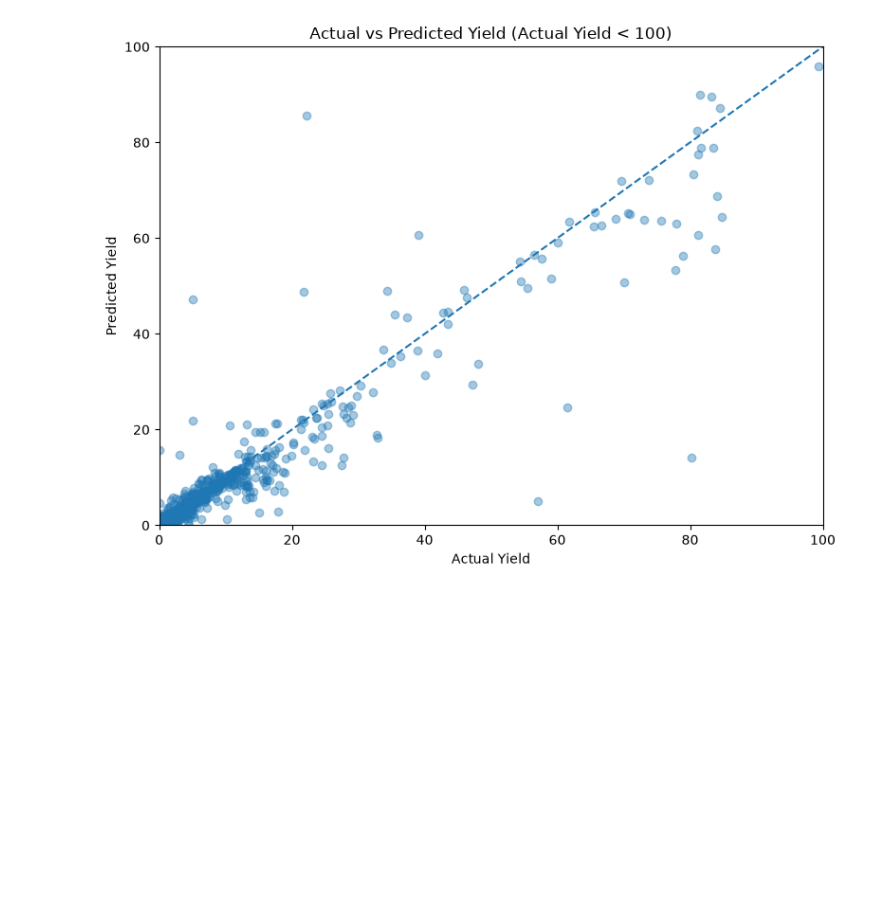
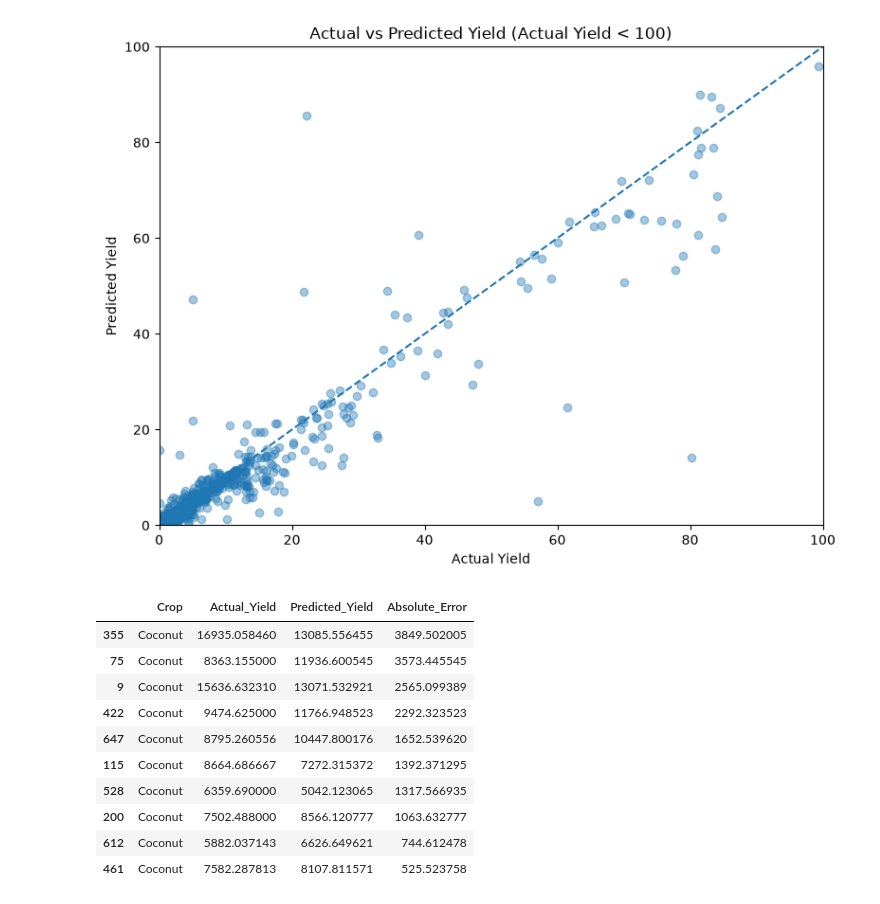
Before and after one commit to rohan24may/Crop-Yield-Analysis, a Jupyter notebook: notebooks/04_model_improvement.ipynb, the cells around one changed output. Saved outputs shown, nothing was run; the diff lists cells and outputs as text; code cells hidden in the pictures; blank space fills up the shorter version.

```diff
--- a/notebooks/04_model_improvement.ipynb
+++ b/notebooks/04_model_improvement.ipynb
@@ -593,3 +593,20 @@ plt.tight_layout()
 plt.show()
 # %% [output]
 [figure]
+# %%
+error_df.sort_values(
+    "Absolute_Error",
+    ascending=False
+).head(10)
+# %% [output]
+|  | Crop | Actual_Yield | Predicted_Yield | Absolute_Error |
+| 355 | Coconut | 16935.058460 | 13085.556455 | 3849.502005 |
+| 75 | Coconut | 8363.155000 | 11936.600545 | 3573.445545 |
+| 9 | Coconut | 15636.632310 | 13071.532921 | 2565.099389 |
+| 422 | Coconut | 9474.625000 | 11766.948523 | 2292.323523 |
+| 647 | Coconut | 8795.260556 | 10447.800176 | 1652.539620 |
+| 115 | Coconut | 8664.686667 | 7272.315372 | 1392.371295 |
+| 528 | Coconut | 6359.690000 | 5042.123065 | 1317.566935 |
+| 200 | Coconut | 7502.488000 | 8566.120777 | 1063.632777 |
+| 612 | Coconut | 5882.037143 | 6626.649621 | 744.612478 |
+| 461 | Coconut | 7582.287813 | 8107.811571 | 525.523758 |
```
Also changed, not shown: parts of 21 cells of this notebook, 1 other file.
